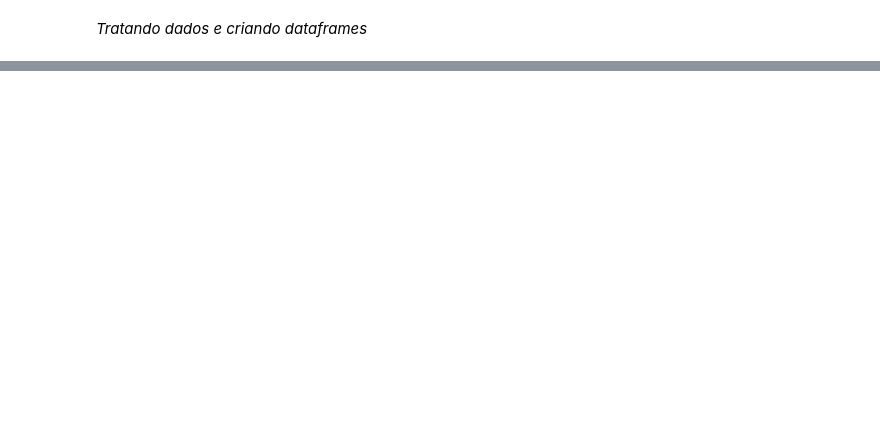
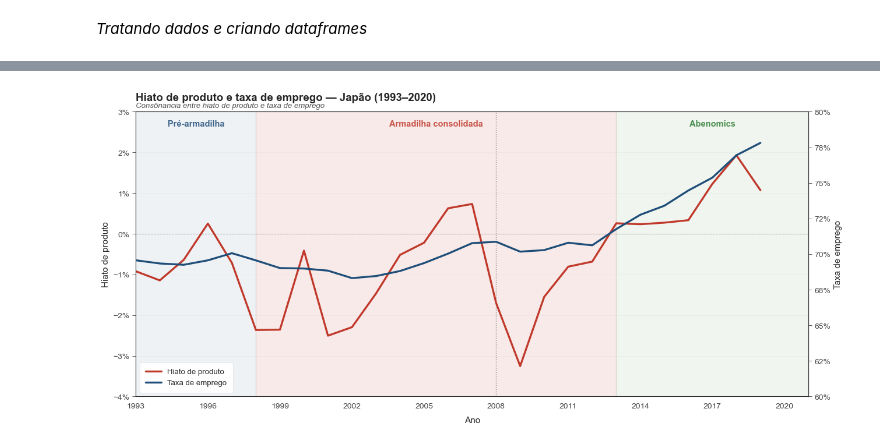
Before and after one commit to gustavo13rodrigo/Trabalho-M-todos, a Jupyter notebook: codigos/employment_x_output_gap.ipynb, the cells around one changed output, grey strips where cells are left out. Drawn from its saved outputs; the diff is of its cells as text; code cells hidden in the pictures; blank space fills up the shorter version.

```diff
--- a/codigos/employment_x_output_gap.ipynb
+++ b/codigos/employment_x_output_gap.ipynb
@@ -31,0 +180,92 @@ Index(['observation_date', 'LREM64TTJPM156S'], dtype='object')
+# %%
+sns.set_style('white')
+plt.rcParams.update({
+    'font.family': 'sans-serif', 'font.size': 10, 'axes.titlesize': 13,
+    'axes.labelsize': 11, 'legend.fontsize': 9,
+    'xtick.labelsize': 10, 'ytick.labelsize': 10,
+})
+
+# --- limpeza ---
+df = df_combinado.copy()
+df['Year'] = pd.to_numeric(df['Year'], errors='coerce').astype('Int64')
+df['Output gap'] = pd.to_numeric(df['Output gap'], errors='coerce')
+df['taxa de emprego'] = pd.to_numeric(df['taxa de emprego'], errors='coerce') * 100
+df = df.dropna(subset=['Year']).copy()
+df['Year'] = df['Year'].astype(int)
+
+COR_GAP = '#c0392b'
+COR_EMP = '#1f4e79'
+
+fig, ax = plt.subplots(figsize=(13, 6))
+fig.patch.set_facecolor('white')
+ax2 = ax.twinx()   # eixo y da direita (taxa de emprego)
+
+# faixas de fundo
+ax.axvspan(1993, 1998, alpha=0.07, color='#1f4e79', zorder=0)
+ax.axvspan(1998, 2013, alpha=0.10, color=COR_GAP,   zorder=0)
+ax.axvspan(2013, 2021, alpha=0.07, color='#2e7d32', zorder=0)
+
+ax.set_ylim(-4, 3)
+ax2.set_ylim(60, 80)        # ajuste à faixa real da taxa de emprego
+ax.set_xlim(1993, 2021)
+
+# rótulos dos períodos
+y_label = 2.65
+ax.text(1995.5, y_label, 'Pré-armadilha',
+        ha='center', fontsize=10.5, color='#1f4e79', weight='bold', alpha=0.85)
+ax.text(2005.5, y_label, 'Armadilha consolidada',
+        ha='center', fontsize=10.5, color=COR_GAP, weight='bold', alpha=0.85)
+ax.text(2017, y_label, 'Abenomics',
+        ha='center', fontsize=10.5, color='#2e7d32', weight='bold', alpha=0.85)
+
+# linha do zero e marcação de 2008
+ax.axhline(0, color='#333', linewidth=0.7, linestyle='--', alpha=0.45, zorder=1)
+ax.axvline(2008, color='#333', linewidth=1.0, linestyle=':', alpha=0.55, zorder=1)
+ax.annotate('Crise financeira\nglobal (2008)',
+            xy=(2008, -4.5), xytext=(2008.5, -5.4),
+            fontsize=8.5, ha='left', va='center', color='#333', style='italic',
+            arrowprops=dict(arrowstyle='-', color='#888', alpha=0.6, lw=0.7))
+
+# as duas linhas (sem preenchimento)
+l1 = ax.plot(df['Year'], df['Output gap'], linewidth=2.4,
+             color=COR_GAP, zorder=3, label='Hiato de produto')
+l2 = ax2.plot(df['Year'], df['taxa de emprego'], linewidth=2.4,
+              color=COR_EMP, zorder=3, label='Taxa de emprego')
+
+ax.yaxis.set_major_formatter(mtick.PercentFormatter(decimals=0))
+ax2.yaxis.set_major_formatter(mtick.PercentFormatter(decimals=0))
+ax.set_xticks(range(1993, 2022, 3))
+
+ax.set_xlabel('Ano', fontsize=11, labelpad=8)
+ax.set_ylabel('Hiato de produto', fontsize=11)
+ax2.set_ylabel('Taxa de emprego', fontsize=11)
+ax.set_title('Hiato de produto e taxa de emprego — Japão (1993–2020)',
+             fontsize=13.5, weight='bold', pad=14, loc='left')
+
+ax.text(0.0, 1.015,
+        'Consônancia entre hiato de produto e taxa de emprego',
+        transform=ax.transAxes, fontsize=9.5, style='italic', color='#555', ha='left')
+
+# legenda única juntando as duas linhas
+linhas = l1 + l2
+legend = ax.legend(linhas, [l.get_label() for l in linhas], loc='lower left',
+                   framealpha=0.95, fontsize=9.5, frameon=True,
+                   edgecolor='#ddd', borderpad=0.8)
+legend.get_frame().set_linewidth(0.5)
+
+ax.grid(axis='y', alpha=0.22, linewidth=0.5)
+ax.grid(axis='x', visible=False)
+ax.spines['top'].set_visible(False)
+ax.spines['left'].set_color('#999')
+ax.spines['bottom'].set_color('#999')
+ax.spines['left'].set_linewidth(0.6)
+ax.spines['bottom'].set_linewidth(0.6)
+ax.tick_params(colors='#444', length=4, width=0.6)
+ax2.tick_params(colors='#444', length=4, width=0.6)
+
+plt.tight_layout()
+plt.savefig(FIGURAS / 'output_X_taxaemprego.png', dpi=200,
+            bbox_inches='tight', facecolor='white')
+plt.show()
+# %% [output]
+[figure, added]
```
Also changed, not shown: parts of 8 cells of this notebook, 3 other files.
